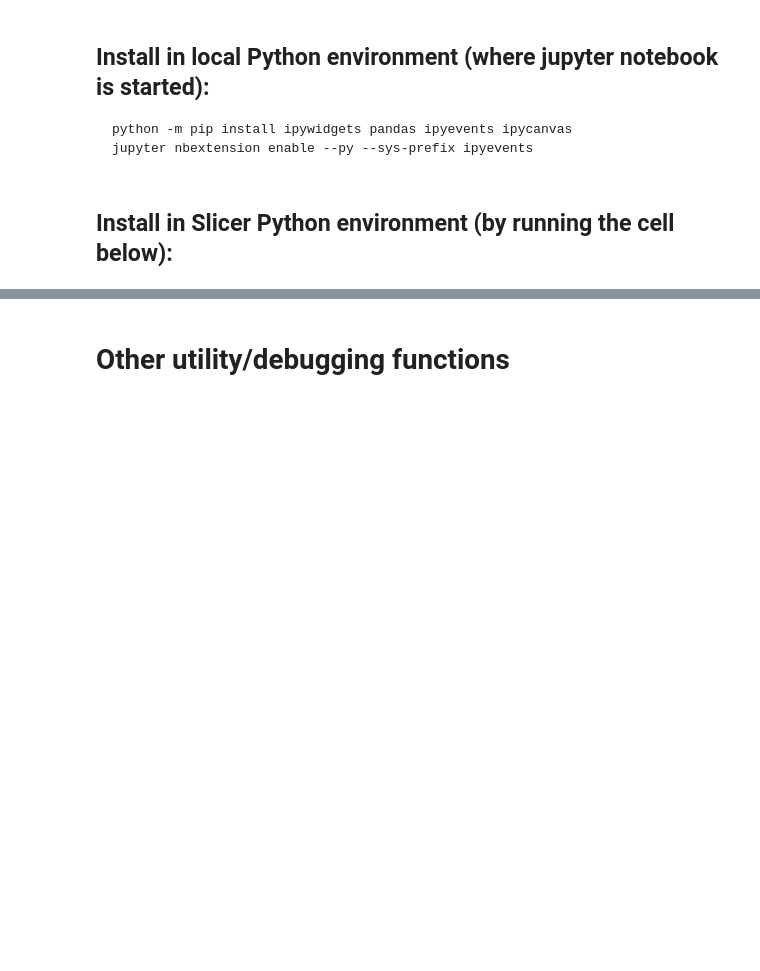
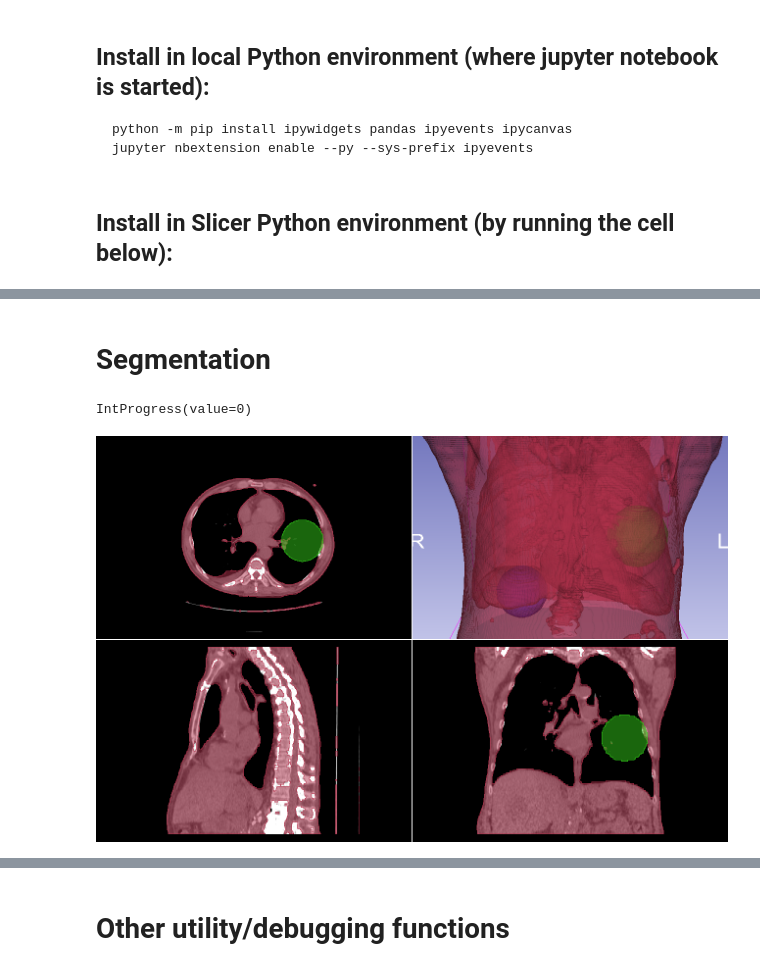
Before and after one commit to Slicer/SlicerNotebooks, a Jupyter notebook: 05_Image_interaction.ipynb, the cells around one changed output, grey strips where cells are left out. Saved outputs shown, nothing was run; the diff lists cells and outputs as text; code cells hidden in the pictures; blank space fills up the shorter version.

```diff
--- a/05_Image_interaction.ipynb
+++ b/05_Image_interaction.ipynb
@@ -39 +106,66 @@ IntProgress(value=0)
+# %% [markdown]
+# Segmentation
+# %%
+# Get a volume
+slicer.mrmlScene.Clear()
+volume = slicer.nb.downloadFromURL(
+  'https://github.com/Slicer/SlicerTestingData/releases/download/SHA256/4507b664690840abb6cb9af2d919377ffc4ef75b167cb6fd0f747befdb12e38e',
+  'CTChest.nrrd', "CT")[0]
+
+# Create segmentation using thresholding
+slicer.util.selectModule("SegmentEditor")
+segmentEditorWidget = slicer.modules.segmenteditor.widgetRepresentation().self().editor
+segmentEditorNode = segmentEditorWidget.mrmlSegmentEditorNode()
+
+segmentationNode=slicer.mrmlScene.GetFirstNodeByClass("vtkMRMLSegmentationNode")
+if not segmentationNode:
+    segmentationNode = slicer.mrmlScene.AddNewNodeByClass("vtkMRMLSegmentationNode")
+segmentEditorWidget.setSegmentationNode(segmentationNode)
+segmentEditorWidget.setMasterVolumeNode(volume)
+segmentationNode.GetSegmentation().RemoveAllSegments()
+
+# Add body segment
+bodySegmentID = segmentationNode.GetSegmentation().AddEmptySegment("body")
+segmentEditorNode.SetSelectedSegmentID(bodySegmentID)
+segmentationNode.GetSegmentation().GetSegment(bodySegmentID).SetColor(0.7, 0.2, 0.3)
+segmentEditorWidget.setActiveEffectByName("Threshold")
+effect = segmentEditorWidget.activeEffect()
+effect.setParameter("MinimumThreshold", -500)
+effect.setParameter("MaximumThreshold", 220)
+effect.self().onApply()
+
+# Smoothing
+segmentEditorWidget.setActiveEffectByName("Smoothing")
+effect = segmentEditorWidget.activeEffect()
+effect.setParameter("SmoothingMethod", "MEDIAN")
+effect.setParameter("KernelSizeMm", 7)
+effect.self().onApply()
+
+# Add a sphere-shaped segment
+sphereSource = vtk.vtkSphereSource()
+sphereSource.SetCenter(-100, -30, -170)
+sphereSource.SetRadius(45)
+sphereSource.SetThetaResolution(20)
+sphereSource.Update()
+sphere1SegmentID = segmentationNode.AddSegmentFromClosedSurfaceRepresentation(sphereSource.GetOutput(), "sphere 1", [0.2,0.8,0.1])
+
+# Add a sphere-shaped segment
+sphereSource = vtk.vtkSphereSource()
+sphereSource.SetCenter(64, 30, -230)
+sphereSource.SetRadius(35)
+sphereSource.SetThetaResolution(20)
+sphereSource.Update()
+sphere2SegmentID = segmentationNode.AddSegmentFromClosedSurfaceRepresentation(sphereSource.GetOutput(), "sphere 2", [0.2,0.1,0.8])
+
+
+# Show results
+segmentationNode.GetSegmentation().SetConversionParameter('Smoothing factor','0.0') # disable 3D smoothing
+segmentationNode.CreateClosedSurfaceRepresentation() # show segmentation in 3D
+segmentationNode.GetDisplayNode().SetOpacity3D(0.5)
+volume.GetDisplayNode().AutoWindowLevelOff()
+volume.GetDisplayNode().SetWindowLevel(420,30)
+slicer.nb.displayViews("FourUp")
+# %% [output]
+IntProgress(value=0)
+[figure, added]
 # %%
```
Also changed, not shown: parts of 22 cells of this notebook, 2 other files.
